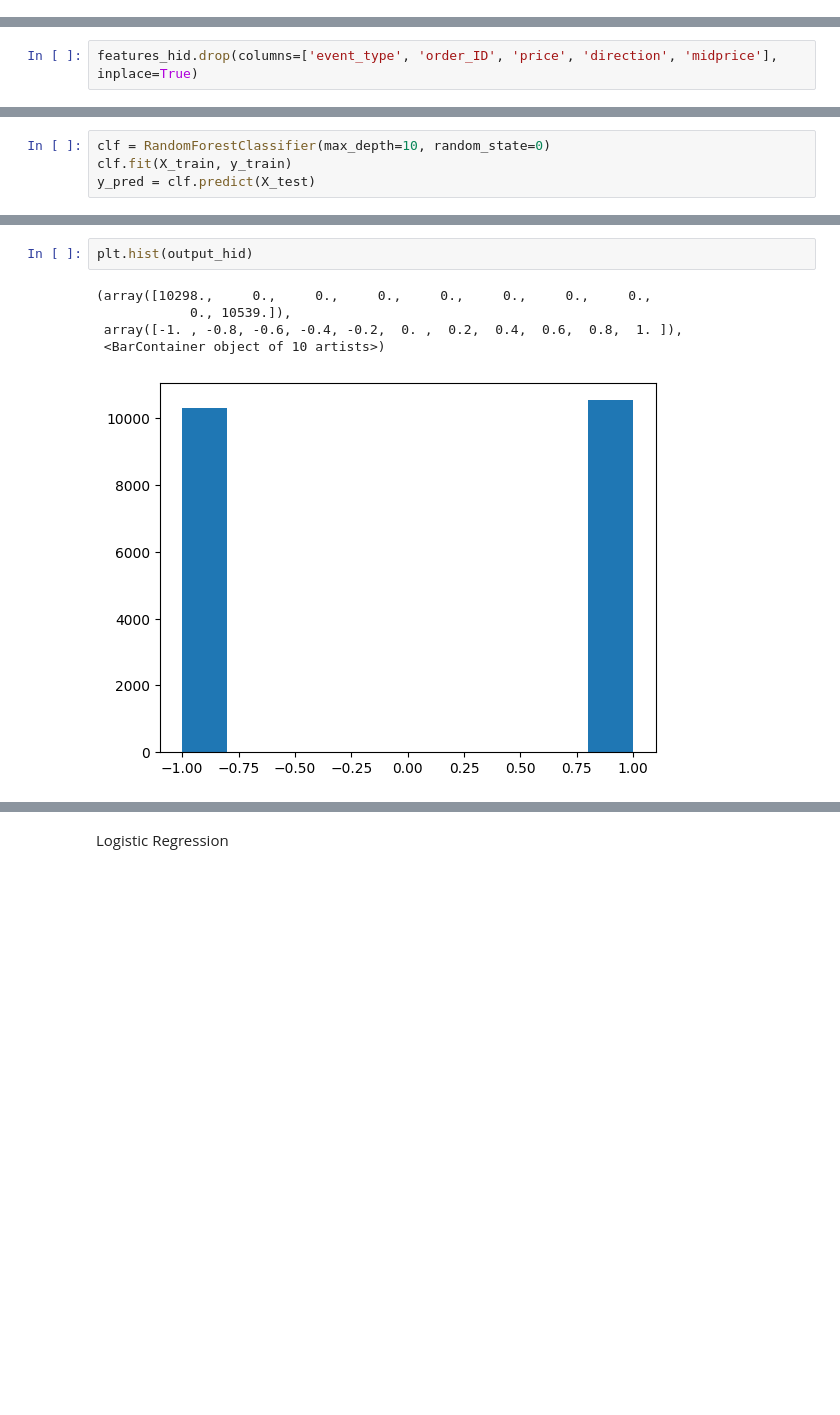
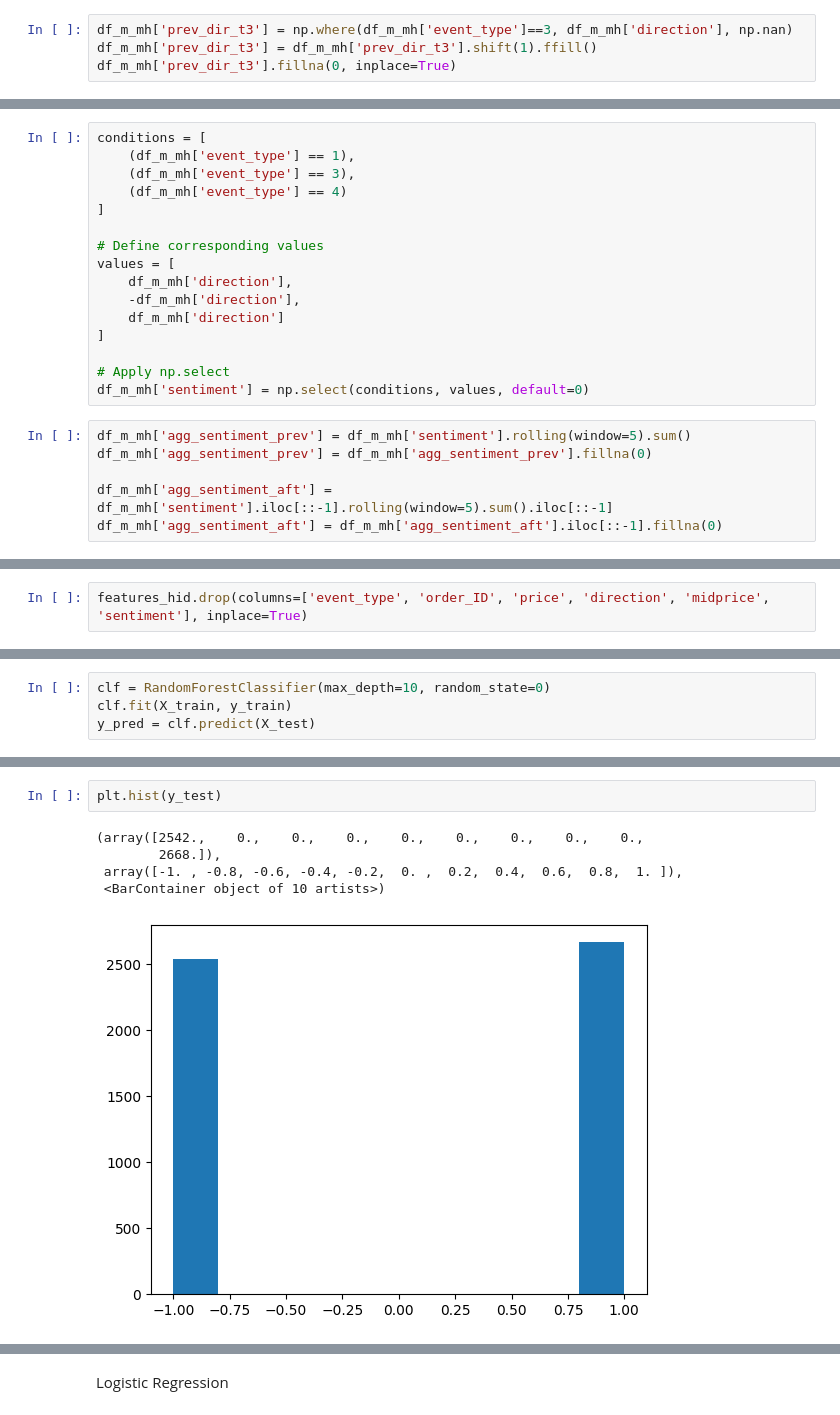
Before and after one commit to JingHui-Tan/dissertation-iceberg, a Jupyter notebook: direction_analysis.ipynb, the cells around one changed output, grey strips where cells are left out. Drawn from its saved outputs; the diff is of its cells as text; blank space fills up the shorter version.

Commit message:
Update directional analysis

```diff
--- a/direction_analysis.ipynb
+++ b/direction_analysis.ipynb
@@ -122,0 +132,4 @@ df_m_mh['next_dir_t4'].fillna(0, inplace=True)
+# %%
+df_m_mh['prev_dir_t3'] = np.where(df_m_mh['event_type']==3, df_m_mh['direction'], np.nan)
+df_m_mh['prev_dir_t3'] = df_m_mh['prev_dir_t3'].shift(1).ffill()
+df_m_mh['prev_dir_t3'].fillna(0, inplace=True)
@@ -123,3 +157,25 @@ df_m_mh['next_dir_t4'].fillna(0, inplace=True)
+# %%
+conditions = [
+    (df_m_mh['event_type'] == 1),
+    (df_m_mh['event_type'] == 3),
+    (df_m_mh['event_type'] == 4)
+]
+
+# Define corresponding values
+values = [
+    df_m_mh['direction'],
+    -df_m_mh['direction'],
+    df_m_mh['direction']
+]
+
+# Apply np.select
+df_m_mh['sentiment'] = np.select(conditions, values, default=0)
+# %%
+df_m_mh['agg_sentiment_prev'] = df_m_mh['sentiment'].rolling(window=5).sum()
+df_m_mh['agg_sentiment_prev'] = df_m_mh['agg_sentiment_prev'].fillna(0)
+
+df_m_mh['agg_sentiment_aft'] = df_m_mh['sentiment'].iloc[::-1].rolling(window=5).sum().iloc[::-1]
+df_m_mh['agg_sentiment_aft'] = df_m_mh['agg_sentiment_aft'].iloc[::-1].fillna(0)
 # %%
 df_m_mh['agg_ratio'] = (df_m_mh['price'] - df_ob_mh['bid_price_1']) / (df_ob_mh['ask_price_1'] - df_ob_mh['bid_price_1'])
 # %%
@@ -129,5 +189,5 @@ features_hid = df_m_mh[df_m_mh['event_type']==5]
 # %%
-features_hid.drop(columns=['event_type', 'order_ID', 'price', 'direction', 'midprice'], inplace=True)
+features_hid.drop(columns=['event_type', 'order_ID', 'price', 'direction', 'midprice', 'sentiment'], inplace=True)
 # %%
 output_hid = df_m_mh[df_m_mh['event_type']==5]['direction']
 # %%
@@ -201,13 +257,13 @@ print(classification_report(y_test, y_pred))
    macro avg       0.87      0.87      0.87      5210
 weighted avg       0.87      0.87      0.87      5210
 # %%
-plt.hist(output_hid)
+plt.hist(y_test)
 # %% [output]
-(array([10298.,     0.,     0.,     0.,     0.,     0.,     0.,     0.,
-            0., 10539.]),
+(array([2542.,    0.,    0.,    0.,    0.,    0.,    0.,    0.,    0.,
+        2668.]),
  array([-1. , -0.8, -0.6, -0.4, -0.2,  0. ,  0.2,  0.4,  0.6,  0.8,  1. ]),
  <BarContainer object of 10 artists>)
-[figure, old version]
+[figure, new version]
 # %%
 # Extract feature importances
 feature_importances = best_model.feature_importances_
```
Also changed, not shown: parts of 30 cells of this notebook.
